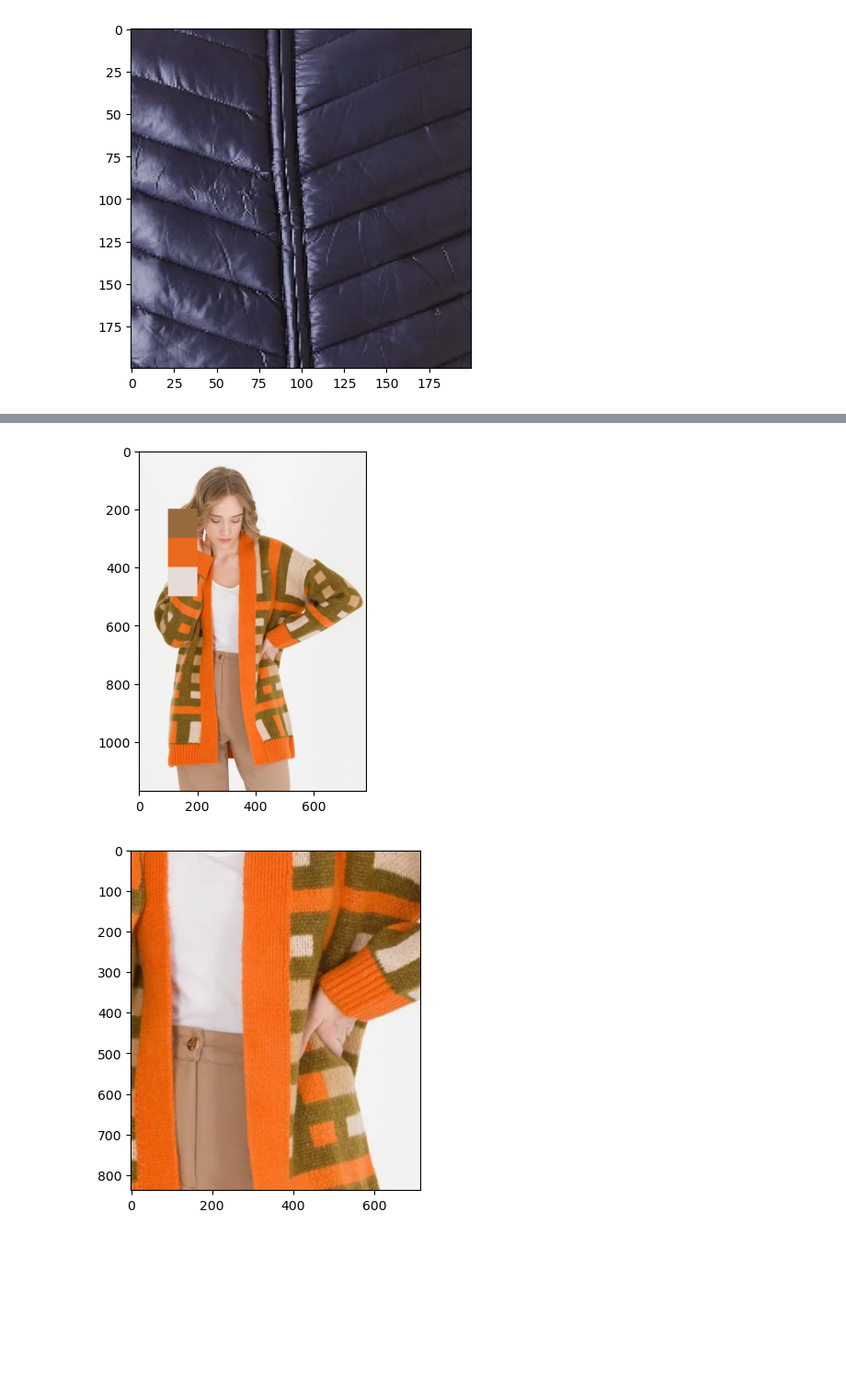
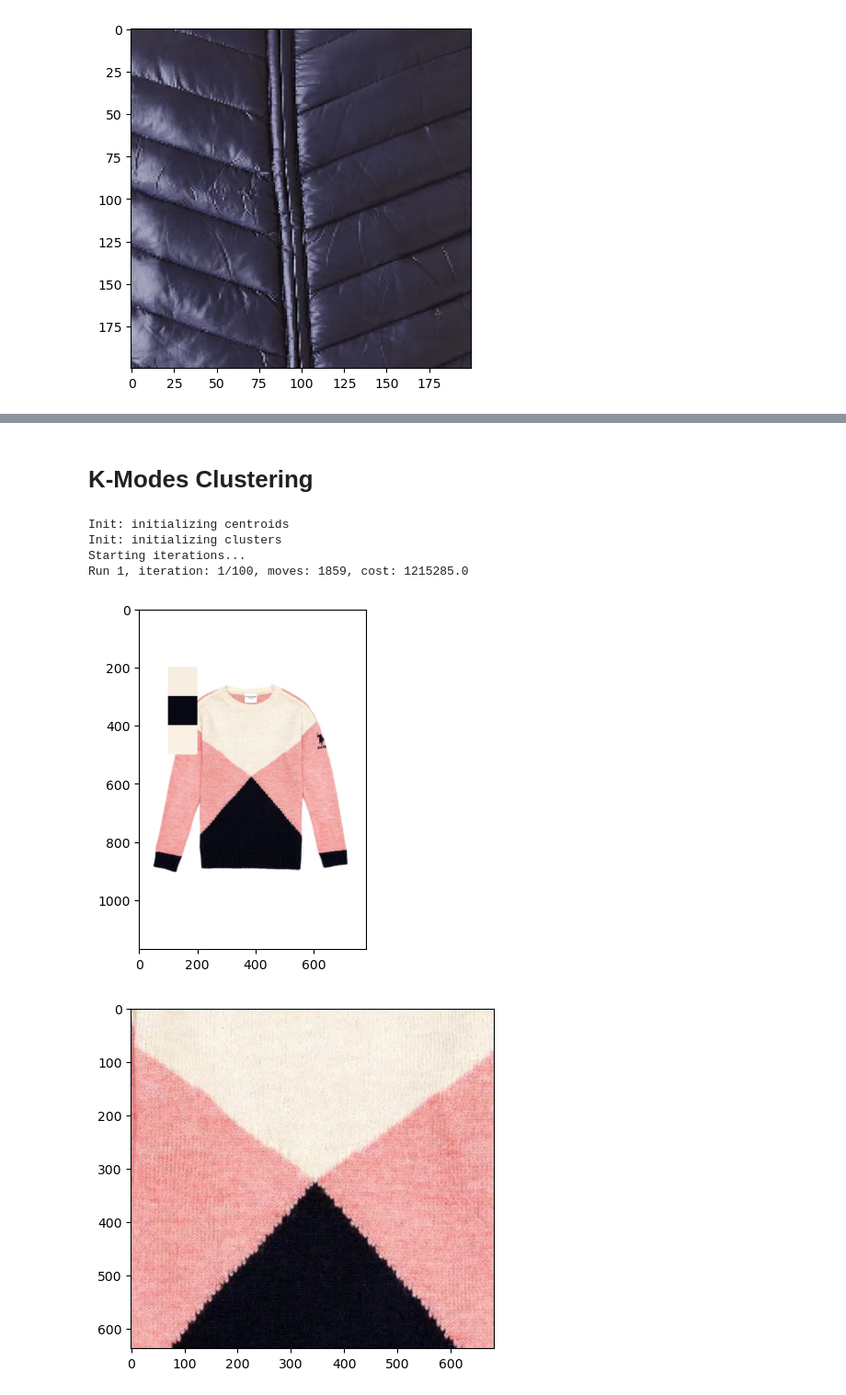
Before and after one commit to melihkacaman/inference_for_data_prep, a Jupyter notebook: notebooks/04 Color Detection Trial.ipynb, the cells around one changed output, grey strips where cells are left out. Shown at 92% size. Saved outputs shown, nothing was run; the diff lists cells and outputs as text; code cells hidden in the pictures; blank space fills up the shorter version.

Commit message:
color detection doing segmentation

```diff
--- a/notebooks/04 Color Detection Trial.ipynb
+++ b/notebooks/04 Color Detection Trial.ipynb
@@ -205,0 +202,13 @@ cv2.imshow('Dominant colors', img_bar)
+# %%
+a = costs[0] - costs[-1]
+b = K[-1] - K[0]
+c1 = K[0] * costs[-1]
+c2 = K[-1] * costs[0]
+c = c1 - c2
+# line denklemö
+# %%
+distances_fron_line = []
+for k in range(len(K)):
+    distances_fron_line.append(distance_from_line(K[k], costs[k], a, b, c))
+
+plt.plot(K, distances_fron_line)
@@ -241,0 +336,2 @@ for c in centers:
+# %% [markdown]
+# K-Modes Clustering
@@ -242,20 +340,51 @@ for c in centers:
+# %%
+from kmodes.kmodes import KModes
+def get_dominant_from_image_kModes(img_path:str, detector: DetectorTF2, zoom_rate , sample_wh = (200, 200), n_palette=3):
+    img = cv2.imread(img_path)
+    det_boxes = detector.DetectFromImage(img)
+    img = img[det_boxes[0][1]: det_boxes[0][3], det_boxes[0][0]: det_boxes[0][2]] # cropped image
+    img = cv2.cvtColor(img, cv2.COLOR_BGR2RGB)
+
+    # cw = sample_wh[0]
+    # ch = sample_wh[1]
+    # center = img.shape
+    # x = center[1]/2 - cw/2
+    # y = center[0]/2 - ch/2
+    detected_img = img
+    # img = img[int(y):int(y+ch), int(x):int(x+cw)]
+    # img = cv2.cvtColor(img, cv2.COLOR_BGR2RGB)
+
+    img = zoom_at(img, zoom_rate)
+
+    # get dominant color
+    height, width, _ = np.shape(img)
+    data = np.reshape(img, (height * width, 3))
+    data = np.float32(data)
+    model = KModes(n_clusters=n_palette, init="random", n_init=1, verbose=1)
+    model.fit_predict(data)
+
+    return img, detected_img, model.cluster_centroids_.astype(np.int16)
 # %%
-path = "../data/IMG_all/train/sweat/asdasdasd.webp"
-img, detected_img, centers = get_dominant_from_image(path, detector=detector, zoom_rate=2, sample_wh=(100, 200), n_palette=3)
+path = "../data/IMG_all/demo/kiz_cocuk.png"
+img, detected_img, centers = get_dominant_from_image_kModes(path, detector=detector, zoom_rate=2, sample_wh=(100, 200), n_palette=3)
 image = cv2.imread(path)
 image = cv2.cvtColor(image, cv2.COLOR_BGR2RGB)
 
 y_point = 100
 for c in centers:
     y_point += 100
     cv = cv2.rectangle(image, (100, y_point), (200, y_point + 100), color=(int(c[0]), int(c[1]),int(c[2])), thickness=-1)
 
 plt.imshow(cv)
 plt.show()
 plt.imshow(img)
 plt.show()
 plt.imshow(detected_img)
 plt.show()
 # %% [output]
+Init: initializing centroids
+Init: initializing clusters
+Starting iterations...
+Run 1, iteration: 1/100, moves: 1859, cost: 1215285.0
-[figure, old version]
+[figure, new version]
-[figure, old version]
+[figure, new version]
```
Also changed, not shown: parts of 22 cells of this notebook.
